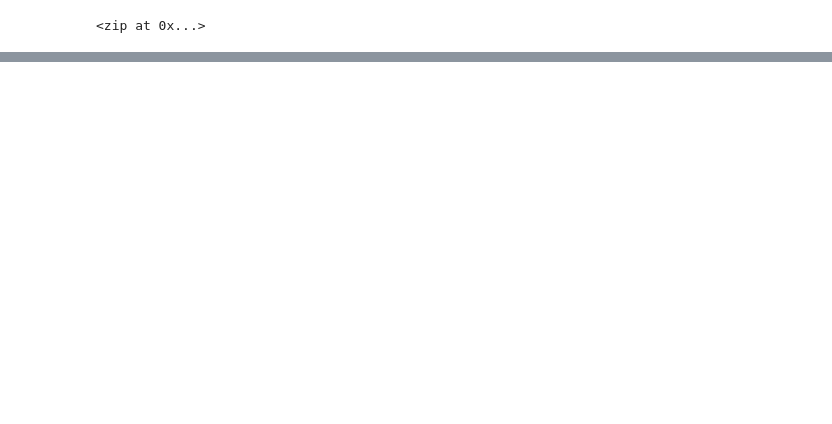
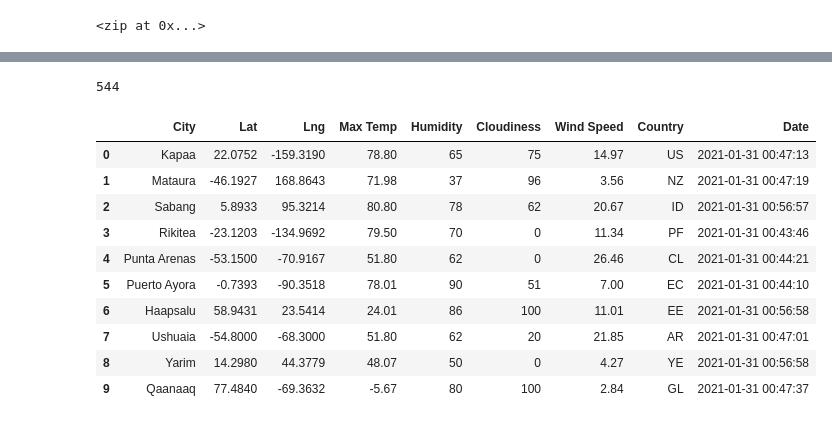
Before and after one commit to wahib453/World_Weather_Analysis, a Jupyter notebook: WeatherPy.ipynb, the cells around one changed output, grey strips where cells are left out. Drawn from its saved outputs; the diff is of its cells as text; code cells hidden in the pictures; blank space fills up the shorter version.

```diff
--- a/WeatherPy.ipynb
+++ b/WeatherPy.ipynb
@@ -34,0 +128,21 @@ len(cities)
+# %%
+number_cities = len(city_data)
+print(number_cities)
+# %% [output]
+544
+# %%
+# Convert the array of dictionaries to a Pandas DataFrame.
+city_data_df = pd.DataFrame(city_data)
+city_data_df.head(10)
+# %% [output]
+|  | City | Lat | Lng | Max Temp | Humidity | Cloudiness | Wind Speed | Country | Date |
+| 0 | Kapaa | 22.0752 | -159.3190 | 78.80 | 65 | 75 | 14.97 | US | 2021-01-31 00:47:13 |
+| 1 | Mataura | -46.1927 | 168.8643 | 71.98 | 37 | 96 | 3.56 | NZ | 2021-01-31 00:47:19 |
+| 2 | Sabang | 5.8933 | 95.3214 | 80.80 | 78 | 62 | 20.67 | ID | 2021-01-31 00:56:57 |
+| 3 | Rikitea | -23.1203 | -134.9692 | 79.50 | 70 | 0 | 11.34 | PF | 2021-01-31 00:43:46 |
+| 4 | Punta Arenas | -53.1500 | -70.9167 | 51.80 | 62 | 0 | 26.46 | CL | 2021-01-31 00:44:21 |
+| 5 | Puerto Ayora | -0.7393 | -90.3518 | 78.01 | 90 | 51 | 7.00 | EC | 2021-01-31 00:44:10 |
+| 6 | Haapsalu | 58.9431 | 23.5414 | 24.01 | 86 | 100 | 11.01 | EE | 2021-01-31 00:56:58 |
+| 7 | Ushuaia | -54.8000 | -68.3000 | 51.80 | 62 | 20 | 21.85 | AR | 2021-01-31 00:47:01 |
+| 8 | Yarim | 14.2980 | 44.3779 | 48.07 | 50 | 0 | 4.27 | YE | 2021-01-31 00:56:58 |
+| 9 | Qaanaaq | 77.4840 | -69.3632 | -5.67 | 80 | 100 | 2.84 | GL | 2021-01-31 00:47:37 |
```
Also changed, not shown: parts of 7 cells of this notebook, 4 other files.
